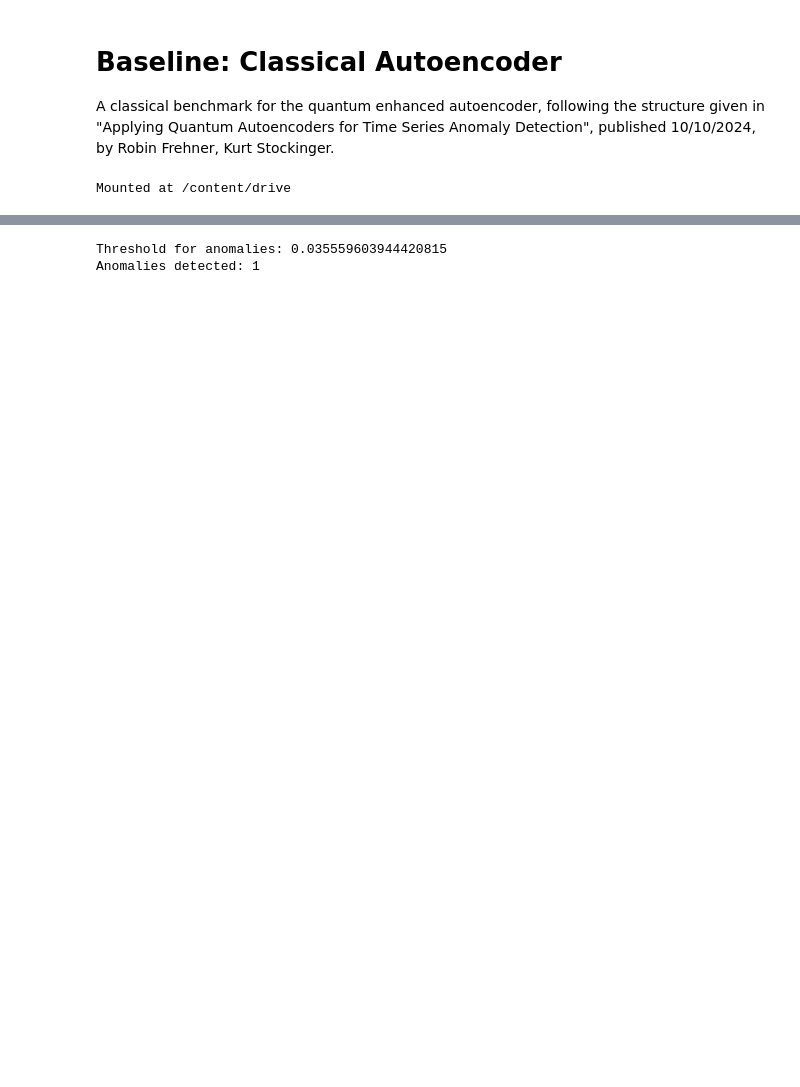
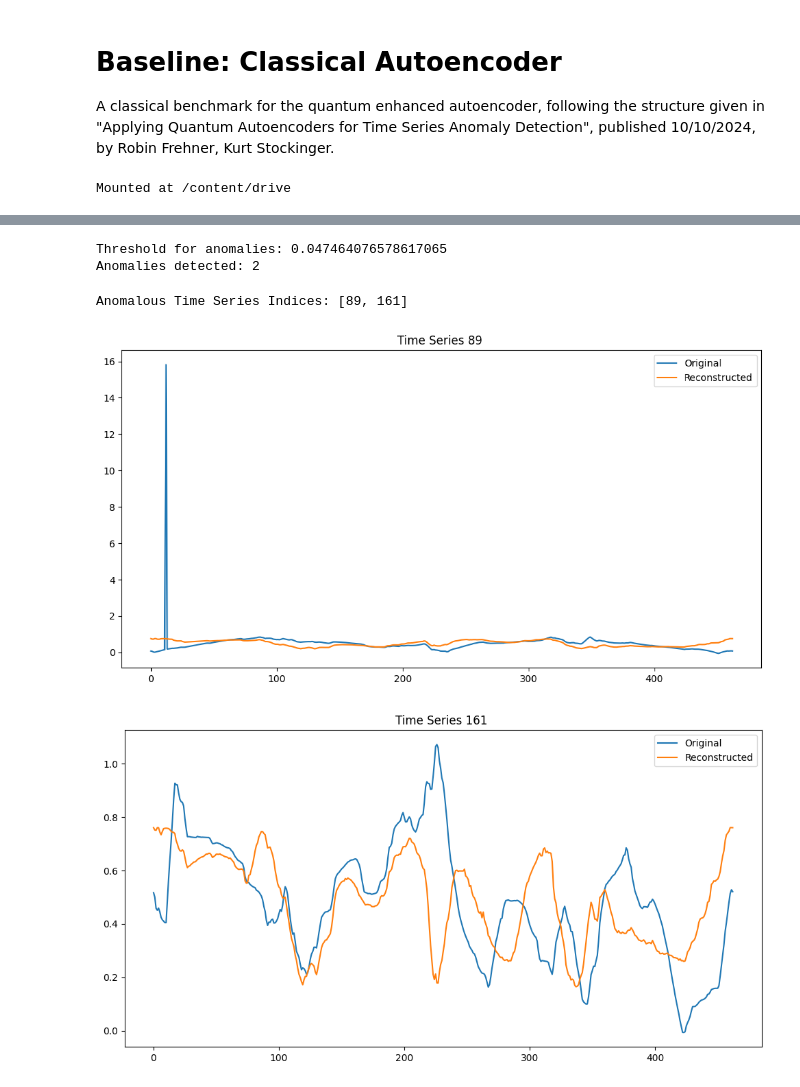
Before and after one commit to filippoalbani/quantum_autoencoders, a Jupyter notebook: Classical_Autoencoder_for_Time_Series_Anomaly_Detection.ipynb, the cells around one changed output, grey strips where cells are left out. Saved outputs shown, nothing was run; the diff lists cells and outputs as text; code cells hidden in the pictures; blank space fills up the shorter version.

```diff
--- a/Classical_Autoencoder_for_Time_Series_Anomaly_Detection.ipynb
+++ b/Classical_Autoencoder_for_Time_Series_Anomaly_Detection.ipynb
@@ -105,7 +86,7 @@ class Autoencoder(nn.Module):
 # %%
 # Initialize model, loss, and optimizer
-input_size = train_windows.shape[2]  # 80 features per time step
-model = Autoencoder(window_size=window_size, input_size=input_size)
+
+model = Autoencoder(window_size=128, input_size=train_data.shape[1])
 criterion = nn.MSELoss()
 optimizer = torch.optim.Adam(model.parameters(), lr=0.001)
 
@@ -158,7 +139,7 @@ def evaluate_model(model, test_loader):
 reconstruction_losses = evaluate_model(model, test_loader)
 # %%
 # Define a threshold for anomalies
-threshold = np.percentile(reconstruction_losses, 90)
+threshold = np.percentile(reconstruction_losses, 99)
 
 # Identify anomalies
 anomalies = reconstruction_losses > threshold
@@ -173,5 +154,43 @@ results.to_csv('/content/drive/My Drive/anomaly_results.csv', index=False)
 print("Threshold for anomalies:", threshold)
 print("Anomalies detected:", np.sum(anomalies))
 # %% [output]
-Threshold for anomalies: 0.035559603944420815
-Anomalies detected: 1
+Threshold for anomalies: 0.047464076578617065
+Anomalies detected: 2
+# %%
+# Get the indices of the anomalous time series
+anomalous_indices = results[results['Anomaly'] == True].index.tolist()
+
+# Print the anomalous indices
+print("Anomalous Time Series Indices:", anomalous_indices)
+# %% [output]
+Anomalous Time Series Indices: [89, 161]
+# %%
+import matplotlib.pyplot as plt
+
+# Plot anomalous time series with reconstructions
+for index in anomalous_indices:
+    original_time_series = test_dataset[index]  # Get original time series data
+
+    # Reshape and convert to tensor
+    original_time_series_reshaped = original_time_series.unsqueeze(0)  # Add batch dimension
+
+    # Get model output for the time series
+    with torch.no_grad():
+        reconstructed_time_series = model(original_time_series_reshaped)
+
+    # Convert to numpy and reshape for plotting
+    original_time_series = original_time_series.numpy().reshape(-1)
+    reconstructed_time_series = reconstructed_time_series.numpy().reshape(-1)
+
+    # Create a new figure for each plot
+    plt.figure(figsize=(12, 6))
+
+    # Plot the original and reconstructed time series
+    plt.plot(original_time_series, label='Original')
+    plt.plot(reconstructed_time_series, label='Reconstructed')
+    plt.title(f'Time Series {index} ')
+    plt.legend()
+    plt.show()
+# %% [output]
+[figure, added]
+[figure, added]
```
Also changed, not shown: parts of 6 cells of this notebook.
